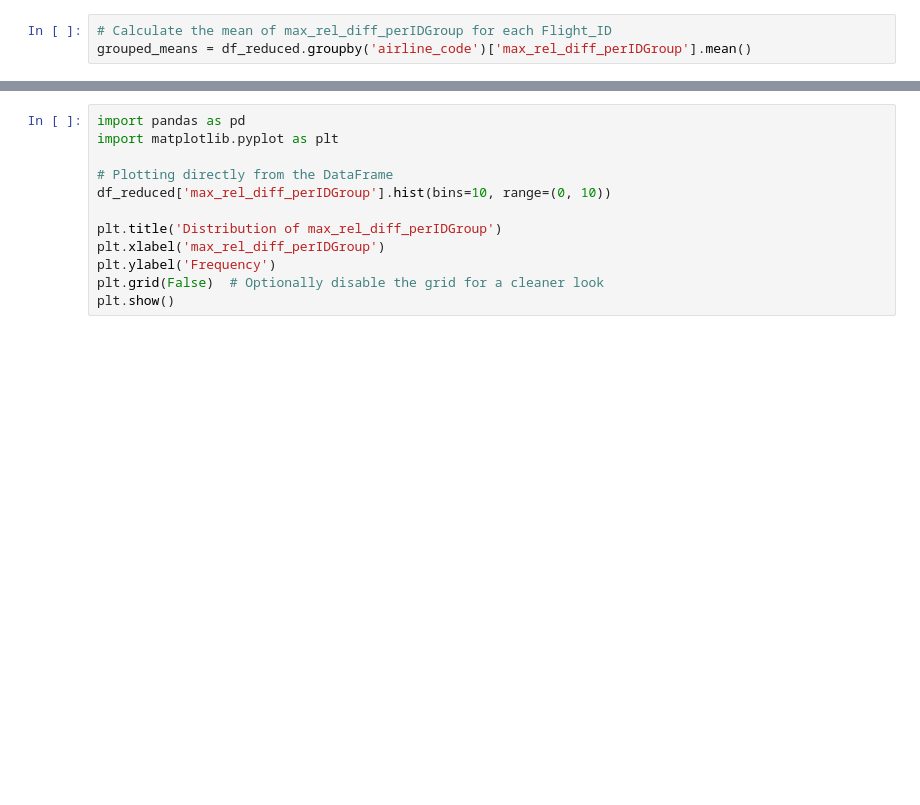
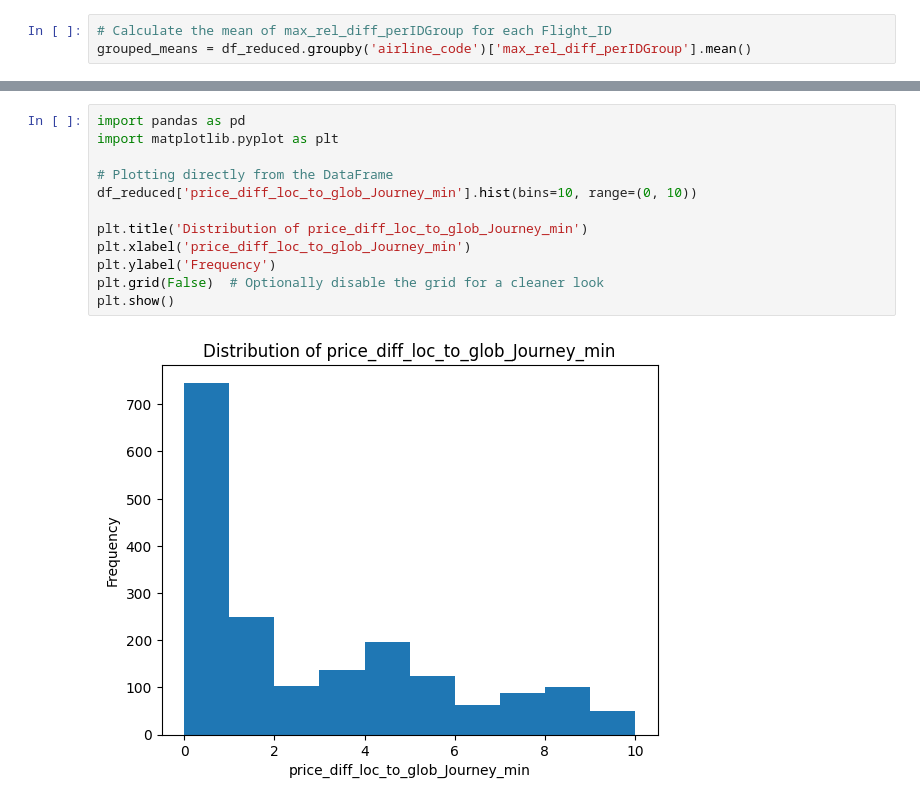
Before and after one commit to aghauss/SkySaver, a Jupyter notebook: experiments/data_deep_dive.ipynb, the cells around one changed output, grey strips where cells are left out. Drawn from its saved outputs; the diff is of its cells as text; blank space fills up the shorter version.

```diff
--- a/experiments/data_deep_dive.ipynb
+++ b/experiments/data_deep_dive.ipynb
@@ -780,12 +982,14 @@ plt.show()
 # %%
 import pandas as pd
 import matplotlib.pyplot as plt
 
 # Plotting directly from the DataFrame
-df_reduced['max_rel_diff_perIDGroup'].hist(bins=10, range=(0, 10))
+df_reduced['price_diff_loc_to_glob_Journey_min'].hist(bins=10, range=(0, 10))
 
-plt.title('Distribution of max_rel_diff_perIDGroup')
-plt.xlabel('max_rel_diff_perIDGroup')
+plt.title('Distribution of price_diff_loc_to_glob_Journey_min')
+plt.xlabel('price_diff_loc_to_glob_Journey_min')
 plt.ylabel('Frequency')
 plt.grid(False)  # Optionally disable the grid for a cleaner look
 plt.show()
+# %% [output]
+[figure, added]
```
Also changed, not shown: parts of 47 cells of this notebook.
